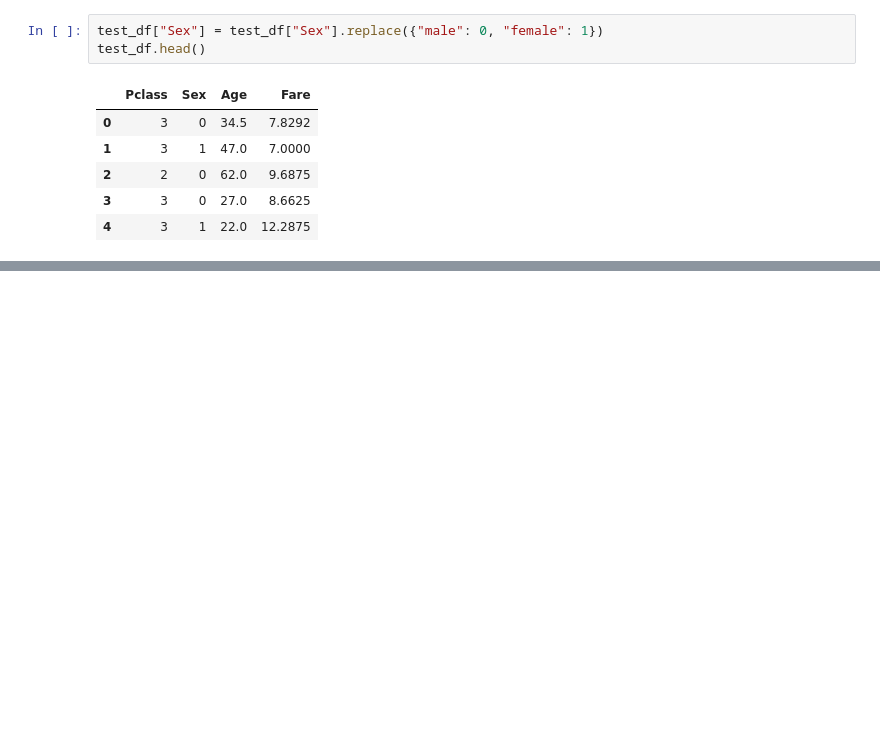
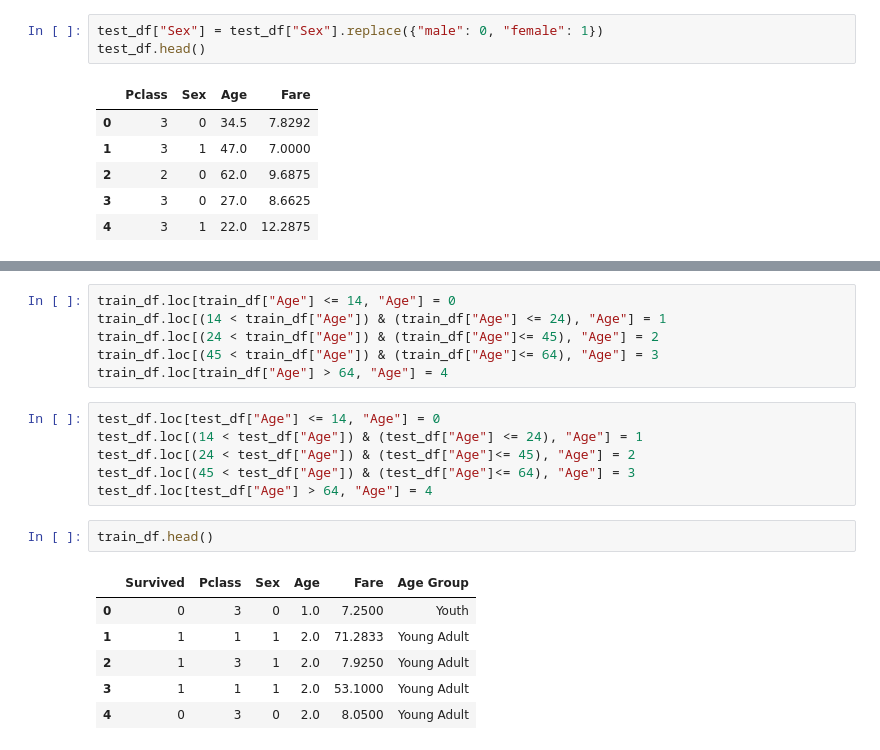
Before and after one commit to Zenoix/Titanic-Dataset, a Jupyter notebook: notebook.ipynb, the cells around one changed output, grey strips where cells are left out. Cells and saved outputs as stored; diff of their text form; blank space fills up the shorter version.

```diff
--- a/notebook.ipynb
+++ b/notebook.ipynb
@@ -233,0 +242,21 @@ test_df.head()
+# %%
+train_df.loc[train_df["Age"] <= 14, "Age"] = 0
+train_df.loc[(14 < train_df["Age"]) & (train_df["Age"] <= 24), "Age"] = 1
+train_df.loc[(24 < train_df["Age"]) & (train_df["Age"]<= 45), "Age"] = 2
+train_df.loc[(45 < train_df["Age"]) & (train_df["Age"]<= 64), "Age"] = 3
+train_df.loc[train_df["Age"] > 64, "Age"] = 4
+# %%
+test_df.loc[test_df["Age"] <= 14, "Age"] = 0
+test_df.loc[(14 < test_df["Age"]) & (test_df["Age"] <= 24), "Age"] = 1
+test_df.loc[(24 < test_df["Age"]) & (test_df["Age"]<= 45), "Age"] = 2
+test_df.loc[(45 < test_df["Age"]) & (test_df["Age"]<= 64), "Age"] = 3
+test_df.loc[test_df["Age"] > 64, "Age"] = 4
+# %%
+train_df.head()
+# %% [output]
+|  | Survived | Pclass | Sex | Age | Fare | Age Group |
+| 0 | 0 | 3 | 0 | 1.0 | 7.2500 | Youth |
+| 1 | 1 | 1 | 1 | 2.0 | 71.2833 | Young Adult |
+| 2 | 1 | 3 | 1 | 2.0 | 7.9250 | Young Adult |
+| 3 | 1 | 1 | 1 | 2.0 | 53.1000 | Young Adult |
+| 4 | 0 | 3 | 0 | 2.0 | 8.0500 | Young Adult |
```
Also changed, not shown: parts of 6 cells of this notebook.
